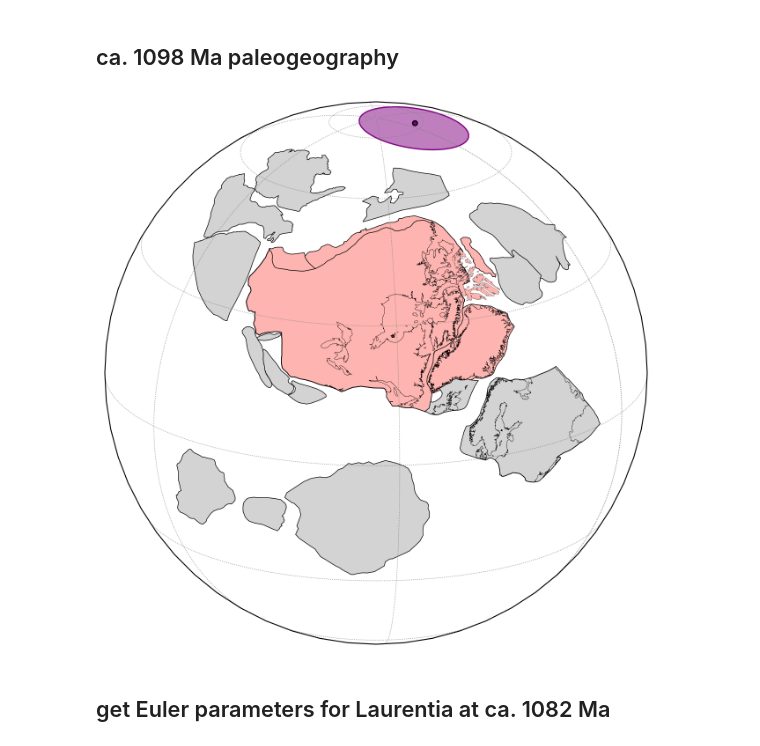
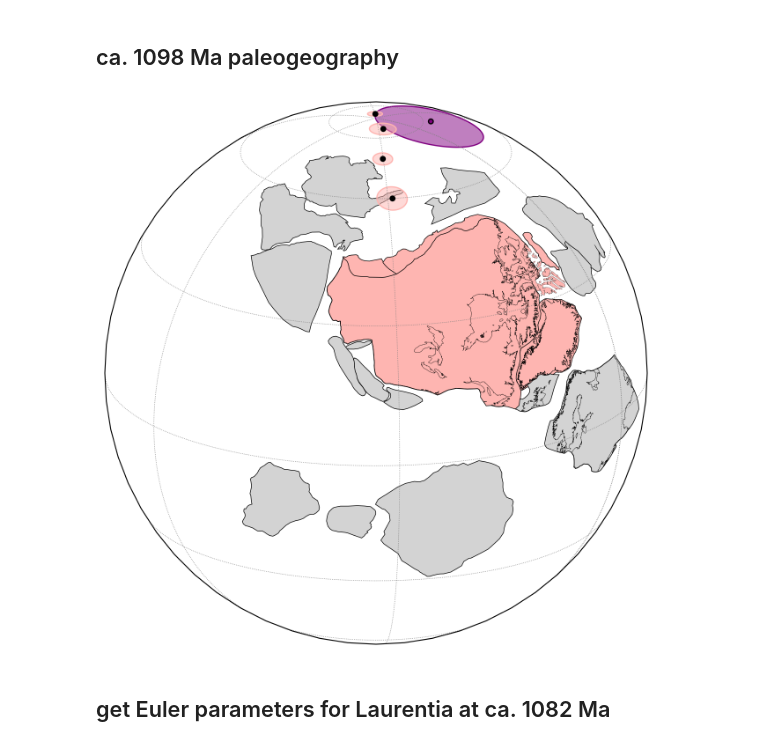
Before and after one commit to Swanson-Hysell-Group/2024_SWLLIP, a Jupyter notebook: code/SWLLIP_paleogeography.ipynb, the cells around one changed output. Saved outputs shown, nothing was run; the diff lists cells and outputs as text; code cells hidden in the pictures.

Commit message:
update figures, notebooks

```diff
--- a/code/SWLLIP_paleogeography.ipynb
+++ b/code/SWLLIP_paleogeography.ipynb
@@ -375,7 +375,9 @@ Rayner_India_Euler = [1.8434,-165.1696,-91.8395]
 # %% [markdown]
 ## Load Gplates reconstruction file
 # %%
-input_rotation_filename = '../data/models_shapes/TC2017-SHM2017-D2018-extended.rot'
+# input_rotation_filename = '../data/models_shapes/TC2017-SHM2017-D2018-extended.rot'
+input_rotation_filename = '../data/models_shapes/TC2017-SHM2017-D2018-extended_2euler_Jacobsville.rot'
+
 rotation_model = pgp.RotationModel(input_rotation_filename)
 fixed_plate = 1 # Indo-atlantic hotspot frame
 # %% [markdown]
@@ -398,8 +400,8 @@ Laur_Euler_1098 = [Laur_Euler_lat_1098, Laur_Euler_lon_1098, Laur_Euler_angle_10
 ax = ipmag.make_orthographic_map(add_land=False, central_longitude=115, central_latitude=20,
                                  figsize=(8,8), grid_lines=False)
 
-for craton, color in zip([Laurentia, Baltica, Amazonia, Kalahari, RLDP],
-                         [Laurentia_color, Baltica_color, Amazonia_color, Kalahari_color, RDLP_color]):
+for craton, color in zip([Baltica, Amazonia, Kalahari, RLDP],
+                         [Baltica_color, Amazonia_color, Kalahari_color, RDLP_color]):
     craton_rotation = rotation_model.get_rotation(reconstruction_time, craton, 0, fixed_plate)
     craton_Euler_lat, craton_Euler_lon, craton_Euler_angle = craton_rotation.get_lat_lon_euler_pole_and_angle_degrees()
     this_Euler = [craton_Euler_lat, craton_Euler_lon, craton_Euler_angle] # Euler pole for this craton at this time
@@ -410,35 +412,47 @@ for craton, color in zip([Laurentia, Baltica, Amazonia, Kalahari, RLDP],
         craton_plot(ax, [craton], [this_Euler],
                 'k', color, cratons_alpha, outline_lw, gpml='../Data/models_shapes/CEED6_LAND_select.gpml',draw_face=False)
     elif (craton == Amazonia) or (craton == Kalahari):
         craton_plot(ax, [craton], [this_Euler],
                 'k', color, cratons_alpha, cratons_lw, gpml='../Data/models_shapes/shapes_cratons.gpml', reverse_draw=True)
     elif (craton == RLDP):
         craton_plot(ax, [craton], [this_Euler],
                 'k', color, cratons_alpha, cratons_lw, gpml='../Data/models_shapes/shapes_cratons.gpml', reverse_draw=False)
     else:
         craton_plot(ax, [craton], [this_Euler],
                 'k', color, cratons_alpha, cratons_lw, gpml='../Data/models_shapes/shapes_cratons.gpml')
 
 plot_Laurentia(ax,Laur_Euler_1098)
 plot_Siberia(ax,Laur_Euler_1098)
 plot_North_China(ax,Laur_Euler_1098)
 plot_Australia(ax,Laur_Euler_1098)
 plot_Cuyania(ax, Laur_Euler_1098)
 plot_AREPA(ax, Laur_Euler_1098)
 
 # set gridlines
 ax.gridlines(xlocs=lon_grid, ylocs=lat_grid, linewidth=0.5,
              color='C7', linestyle='dotted', zorder=-1)
 
 # plot the ca. 1098 Ma Death Valley pole
 rotated_pole_plot(ax, 176.6, 44.9, 11.8,
                   [Laur_Euler_1098],
                   'o', 15, marker_color='purple', a95_color='purple', a95_alpha=0.5)
 
-plt.savefig('./code_output/Laurentia_1098.pdf', bbox_inches='tight')
+pole_lon = np.loadtxt('../data/mcplates_results/pole_lon_positions_2_true.txt')
+pole_lat = np.loadtxt('../data/mcplates_results/pole_lat_positions_2_true.txt')
+synthetic_ages = [1095, 1100, 1105, 1110]
+for i, age in zip(range(7), synthetic_ages):
+
+    fisher = ipmag.fisher_mean(pole_lon[:,i]+180,pole_lat[:,i])
+    theta = ipmag.fisher_angular_deviation(pole_lon[:,i]+180,pole_lat[:,i])
+    fisher['theta'] = theta
+    rotated_pole_plot(ax, fisher['dec'], fisher['inc'], theta,
+                    [Laur_Euler_1098],
+                    'o', 15, 'k', Laurentia_color, 0.5)
+
+# plt.savefig('./code_output/Laurentia_1098.pdf', bbox_inches='tight')
 plt.show()
 # %% [output]
-[figure, old version]
+[figure, new version]
 # %% [markdown]
 ## get Euler parameters for Laurentia at ca. 1082 Ma
 # %%
```
Also changed, not shown: parts of 2 cells of this notebook, 5 other files.
